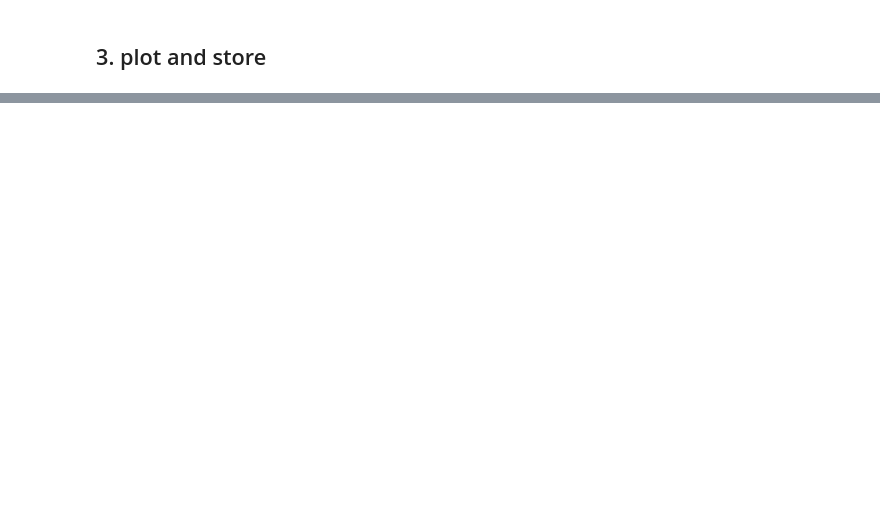
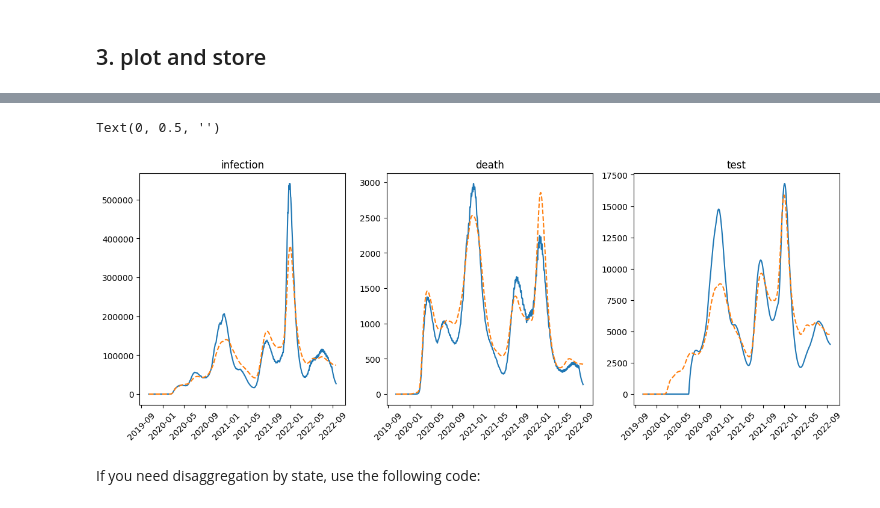
Before and after one commit to hyunjimoon/VaccineMisinf, a Jupyter notebook: V79/vac_cost_eff.ipynb, the cells around one changed output, grey strips where cells are left out. Drawn from its saved outputs; the diff is of its cells as text; code cells hidden in the pictures; blank space fills up the shorter version.

```diff
--- a/V79/vac_cost_eff.ipynb
+++ b/V79/vac_cost_eff.ipynb
@@ -313,0 +361,27 @@ x_label
+# %%
+import matplotlib.ticker as ticker
+fig, axes = plt.subplots(1, 3, figsize=(15, 5))
+
+# infection
+sns.lineplot(ax=axes[0], x= df.index, y = df.loc[:, ('Sim', 'Infection')])
+sns.lineplot(ax=axes[0], x= df.index, y = df.loc[:, ('Data', 'Infection')], linestyle='--')
+axes[0].set_title("infection")
+axes[0].tick_params('x', labelrotation=45)
+axes[0].set_ylabel("")
+# # death
+sns.lineplot(ax=axes[1], x= df.index, y = df.loc[:, ('Sim', 'Death')])
+sns.lineplot(ax=axes[1], x= df.index, y = df.loc[:, ('Data', 'Death')], linestyle='--')
+axes[1].set_title("death")
+axes[1].tick_params('x', labelrotation=45)
+axes[1].set_ylabel("")
+# # test
+sns.lineplot(ax=axes[2], x= df.index, y = df.loc[:, ('Sim', 'Test')])
+sns.lineplot(ax=axes[2], x= df.index, y = df.loc[:, ('Data', 'Test')], linestyle='--')
+axes[2].set_title("test")
+axes[2].tick_params('x', labelrotation=45)
+axes[2].set_ylabel("")
+# %% [output]
+Text(0, 0.5, '')
+[figure, added]
+# %% [markdown]
+If you need disaggregation by state, use the following code:
```
Also changed, not shown: parts of 19 cells of this notebook, 3 other files.
